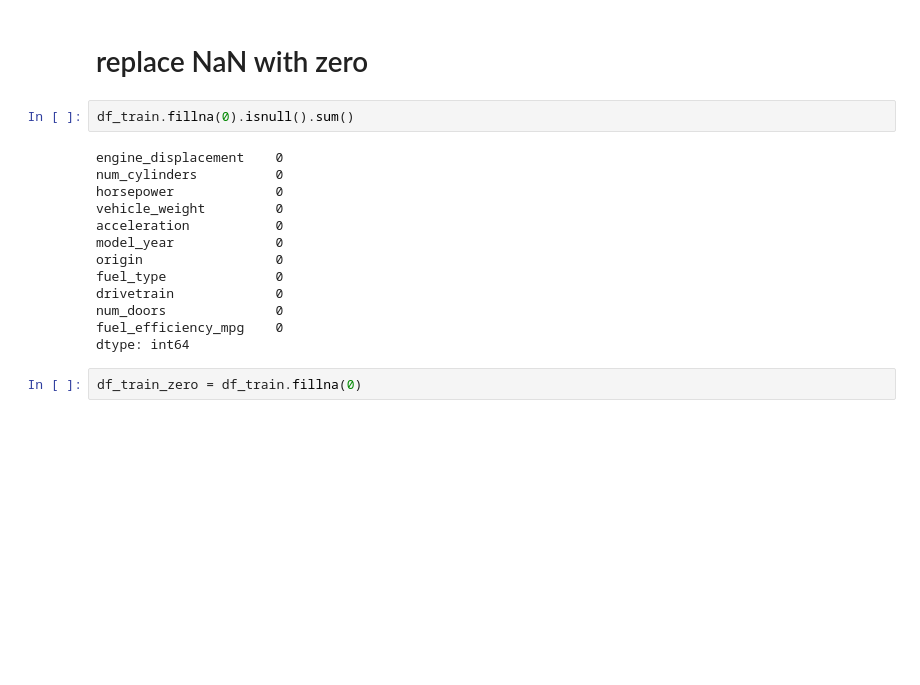
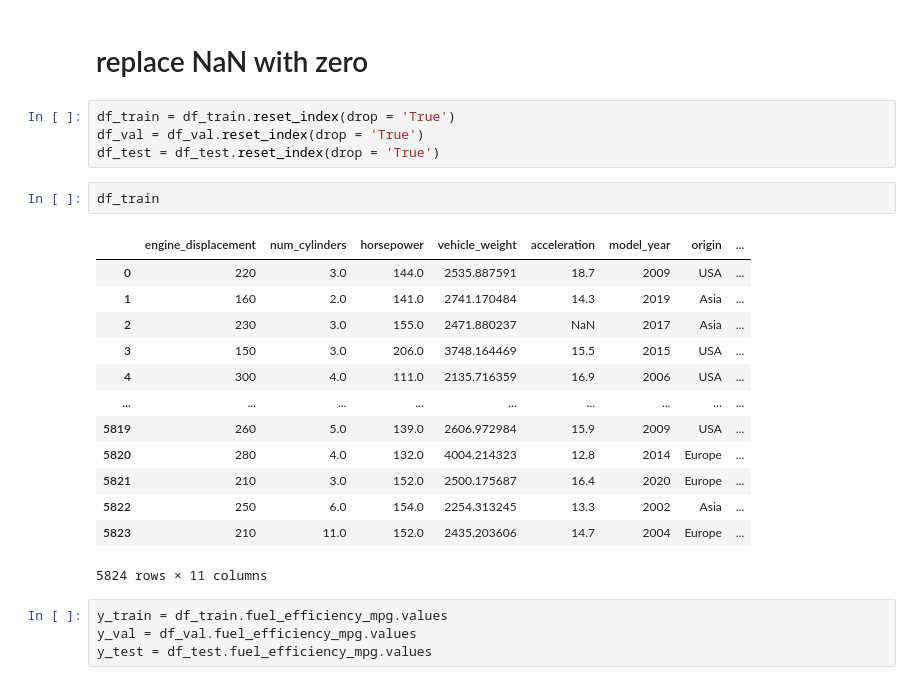
Before and after one commit to skykmar02/Zoomcamp-HWs-self, a Jupyter notebook: ZC_HW02.ipynb, the cells around one changed output. Cells and saved outputs as stored; diff of their text form; blank space fills up the shorter version.

```diff
--- a/ZC_HW02.ipynb
+++ b/ZC_HW02.ipynb
@@ -106,20 +110,27 @@ df_train.head()
 | 6217 | 300 | 4.0 | 111.0 | 2135.716359 | 16.9 | 2006 | USA | ... |
 # %% [markdown]
 # replace NaN with zero
-# %%
-df_train.fillna(0).isnull().sum()
-# %% [output]
-engine_displacement    0
-num_cylinders          0
-horsepower             0
-vehicle_weight         0
-acceleration           0
-model_year             0
-origin                 0
-fuel_type              0
-drivetrain             0
-num_doors              0
-fuel_efficiency_mpg    0
-dtype: int64
-# %%
-df_train_zero = df_train.fillna(0)
+# %%
+df_train = df_train.reset_index(drop = 'True')
+df_val = df_val.reset_index(drop = 'True')
+df_test = df_test.reset_index(drop = 'True')
+# %%
+df_train
+# %% [output]
+|  | engine_displacement | num_cylinders | horsepower | vehicle_weight | acceleration | model_year | origin | ... |
+| 0 | 220 | 3.0 | 144.0 | 2535.887591 | 18.7 | 2009 | USA | ... |
+| 1 | 160 | 2.0 | 141.0 | 2741.170484 | 14.3 | 2019 | Asia | ... |
+| 2 | 230 | 3.0 | 155.0 | 2471.880237 | NaN | 2017 | Asia | ... |
+| 3 | 150 | 3.0 | 206.0 | 3748.164469 | 15.5 | 2015 | USA | ... |
+| 4 | 300 | 4.0 | 111.0 | 2135.716359 | 16.9 | 2006 | USA | ... |
+| ... | ... | ... | ... | ... | ... | ... | ... | ... |
+| 5819 | 260 | 5.0 | 139.0 | 2606.972984 | 15.9 | 2009 | USA | ... |
+| 5820 | 280 | 4.0 | 132.0 | 4004.214323 | 12.8 | 2014 | Europe | ... |
+| 5821 | 210 | 3.0 | 152.0 | 2500.175687 | 16.4 | 2020 | Europe | ... |
+| 5822 | 250 | 6.0 | 154.0 | 2254.313245 | 13.3 | 2002 | Asia | ... |
+| 5823 | 210 | 11.0 | 152.0 | 2435.203606 | 14.7 | 2004 | Europe | ... |
+5824 rows × 11 columns
+# %%
+y_train = df_train.fuel_efficiency_mpg.values
+y_val = df_val.fuel_efficiency_mpg.values
+y_test = df_test.fuel_efficiency_mpg.values
```
Also changed, not shown: parts of 13 cells of this notebook.
